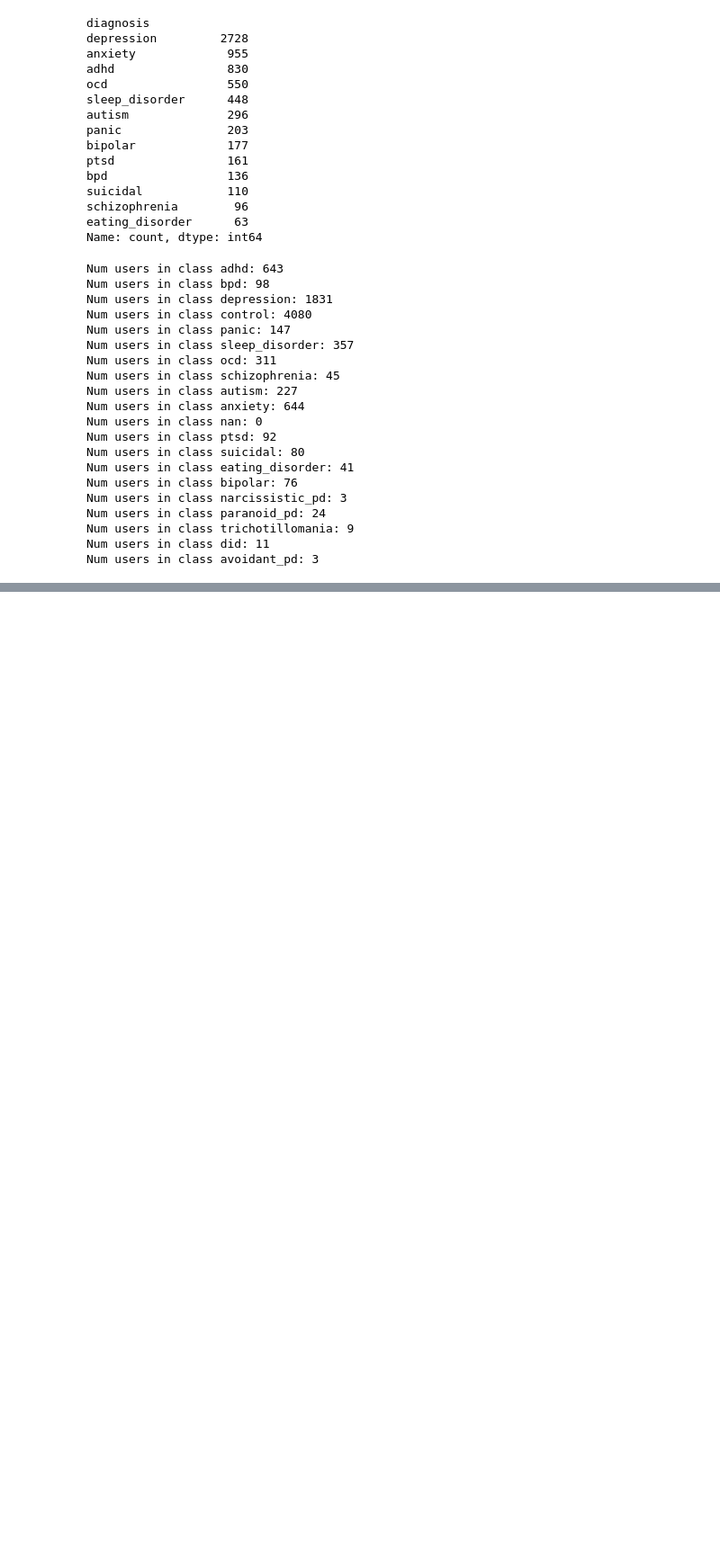
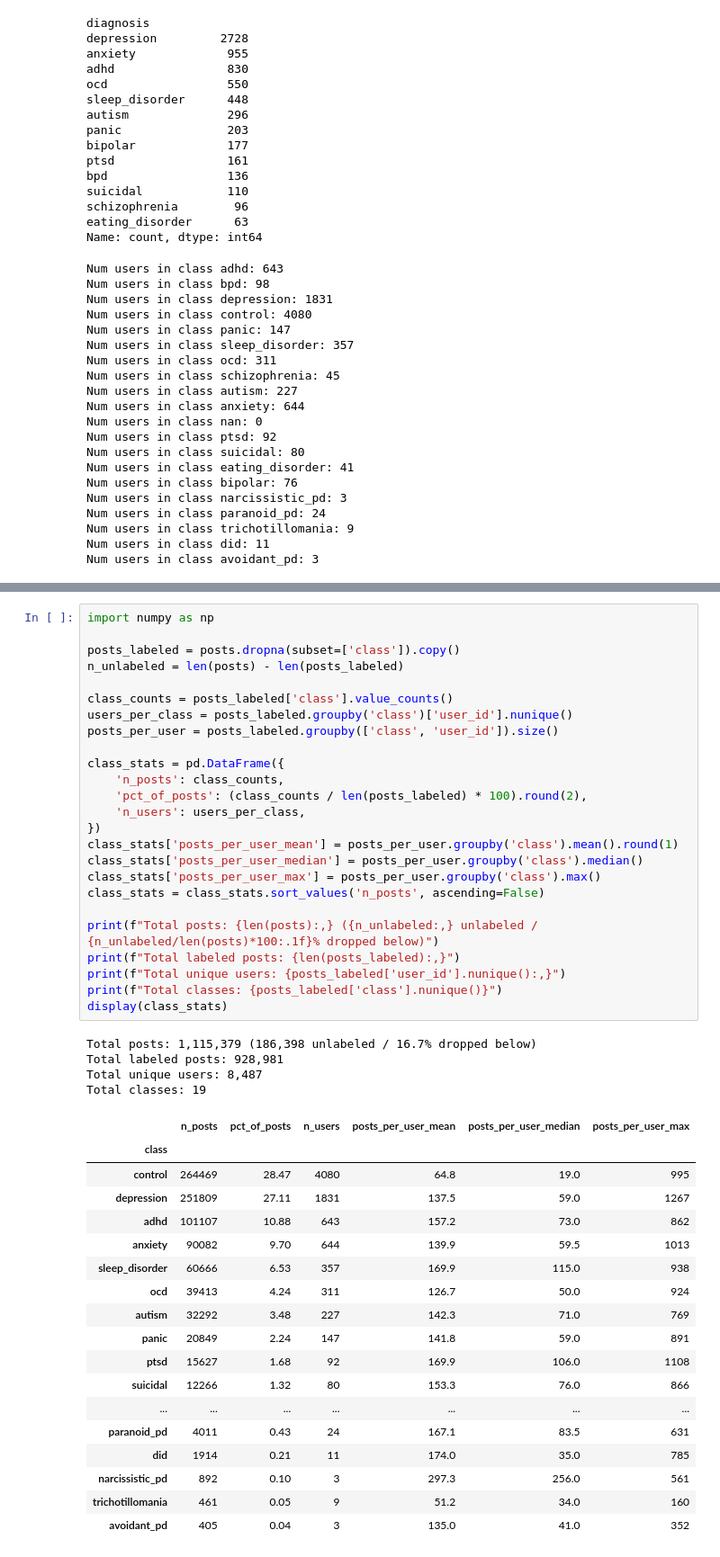
Before and after one commit to Zirikly-lab/carma, a Jupyter notebook: reddit-data-stats.ipynb, the cells around one changed output, grey strips where cells are left out. Shown at 90% size. Saved outputs shown, nothing was run; the diff lists cells and outputs as text; blank space fills up the shorter version.

```diff
--- a/reddit-data-stats.ipynb
+++ b/reddit-data-stats.ipynb
@@ -99,0 +125,48 @@ Missing users: 106
+# %%
+import numpy as np
+
+posts_labeled = posts.dropna(subset=['class']).copy()
+n_unlabeled = len(posts) - len(posts_labeled)
+
+class_counts = posts_labeled['class'].value_counts()
+users_per_class = posts_labeled.groupby('class')['user_id'].nunique()
+posts_per_user = posts_labeled.groupby(['class', 'user_id']).size()
+
+class_stats = pd.DataFrame({
+    'n_posts': class_counts,
+    'pct_of_posts': (class_counts / len(posts_labeled) * 100).round(2),
+    'n_users': users_per_class,
+})
+class_stats['posts_per_user_mean'] = posts_per_user.groupby('class').mean().round(1)
+class_stats['posts_per_user_median'] = posts_per_user.groupby('class').median()
+class_stats['posts_per_user_max'] = posts_per_user.groupby('class').max()
+class_stats = class_stats.sort_values('n_posts', ascending=False)
+
+print(f"Total posts: {len(posts):,} ({n_unlabeled:,} unlabeled / {n_unlabeled/len(posts)*100:.1f}% dropped below)")
+print(f"Total labeled posts: {len(posts_labeled):,}")
+print(f"Total unique users: {posts_labeled['user_id'].nunique():,}")
+print(f"Total classes: {posts_labeled['class'].nunique()}")
+display(class_stats)
+# %% [output]
+Total posts: 1,115,379 (186,398 unlabeled / 16.7% dropped below)
+Total labeled posts: 928,981
+Total unique users: 8,487
+Total classes: 19
+|  | n_posts | pct_of_posts | n_users | posts_per_user_mean | posts_per_user_median | posts_per_user_max |
+| class |  |  |  |  |  |  |
+| control | 264469 | 28.47 | 4080 | 64.8 | 19.0 | 995 |
+| depression | 251809 | 27.11 | 1831 | 137.5 | 59.0 | 1267 |
+| adhd | 101107 | 10.88 | 643 | 157.2 | 73.0 | 862 |
+| anxiety | 90082 | 9.70 | 644 | 139.9 | 59.5 | 1013 |
+| sleep_disorder | 60666 | 6.53 | 357 | 169.9 | 115.0 | 938 |
+| ocd | 39413 | 4.24 | 311 | 126.7 | 50.0 | 924 |
+| autism | 32292 | 3.48 | 227 | 142.3 | 71.0 | 769 |
+| panic | 20849 | 2.24 | 147 | 141.8 | 59.0 | 891 |
+| ptsd | 15627 | 1.68 | 92 | 169.9 | 106.0 | 1108 |
+| suicidal | 12266 | 1.32 | 80 | 153.3 | 76.0 | 866 |
+| ... | ... | ... | ... | ... | ... | ... |
+| paranoid_pd | 4011 | 0.43 | 24 | 167.1 | 83.5 | 631 |
+| did | 1914 | 0.21 | 11 | 174.0 | 35.0 | 785 |
+| narcissistic_pd | 892 | 0.10 | 3 | 297.3 | 256.0 | 561 |
+| trichotillomania | 461 | 0.05 | 9 | 51.2 | 34.0 | 160 |
+| avoidant_pd | 405 | 0.04 | 3 | 135.0 | 41.0 | 352 |
```
Also changed, not shown: parts of 16 cells of this notebook, 6 other files.
